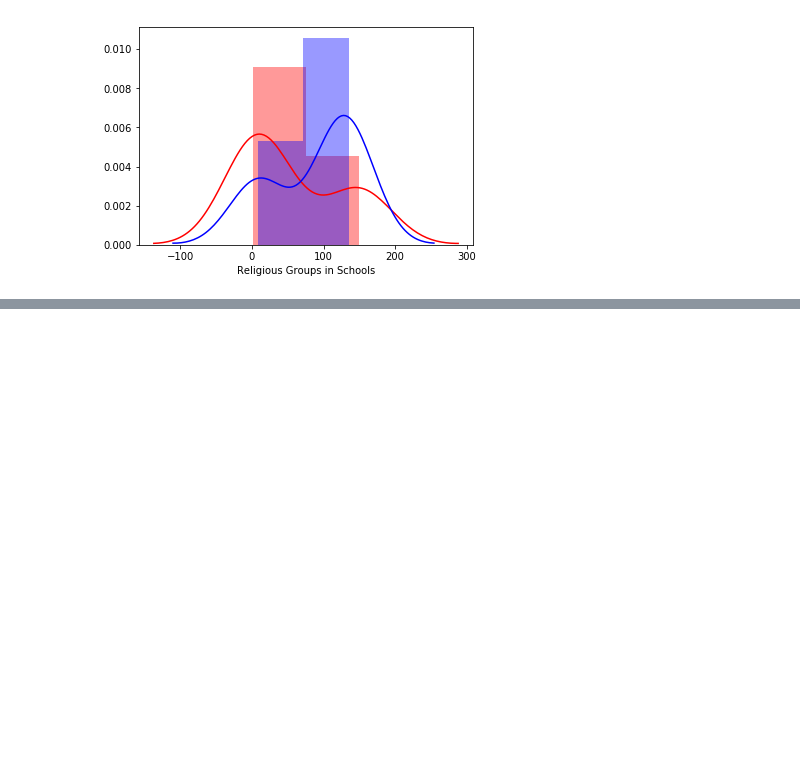
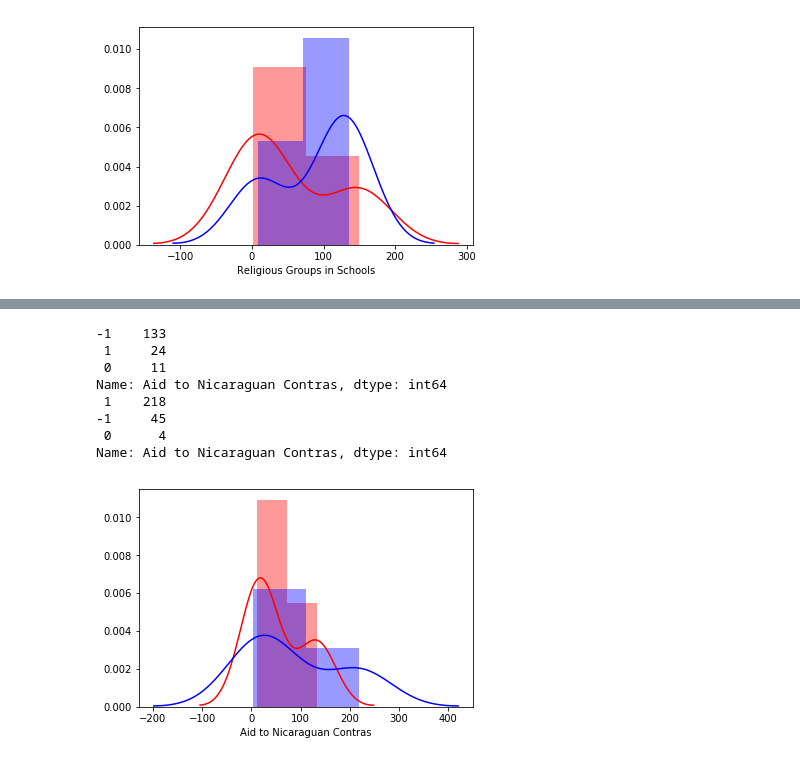
Before and after one commit to npgeorge/DS-Unit-1-Sprint-3-Statistical-Tests-and-Experiments, a Jupyter notebook: Nicholas_George_LS_DS_131_Statistics_Probability_Assignment.ipynb, the cells around one changed output, grey strips where cells are left out. Cells and saved outputs as stored; diff of their text form; code cells hidden in the pictures; blank space fills up the shorter version.

```diff
--- a/Nicholas_George_LS_DS_131_Statistics_Probability_Assignment.ipynb
+++ b/Nicholas_George_LS_DS_131_Statistics_Probability_Assignment.ipynb
@@ -236,0 +256,19 @@ Name: Religious Groups in Schools, dtype: int64
+# %%
+#8th column
+reps_anc = republicans['Aid to Nicaraguan Contras'].value_counts()
+sns.distplot(reps_anc,color='r');
+print(reps_anc)
+
+dems_anc = democrats['Aid to Nicaraguan Contras'].value_counts()
+sns.distplot(dems_anc, color='b');
+print(dems_anc)
+# %% [output]
+-1    133
+ 1     24
+ 0     11
+Name: Aid to Nicaraguan Contras, dtype: int64
+ 1    218
+-1     45
+ 0      4
+Name: Aid to Nicaraguan Contras, dtype: int64
+[figure, added]
```
Also changed, not shown: parts of 16 cells of this notebook.
